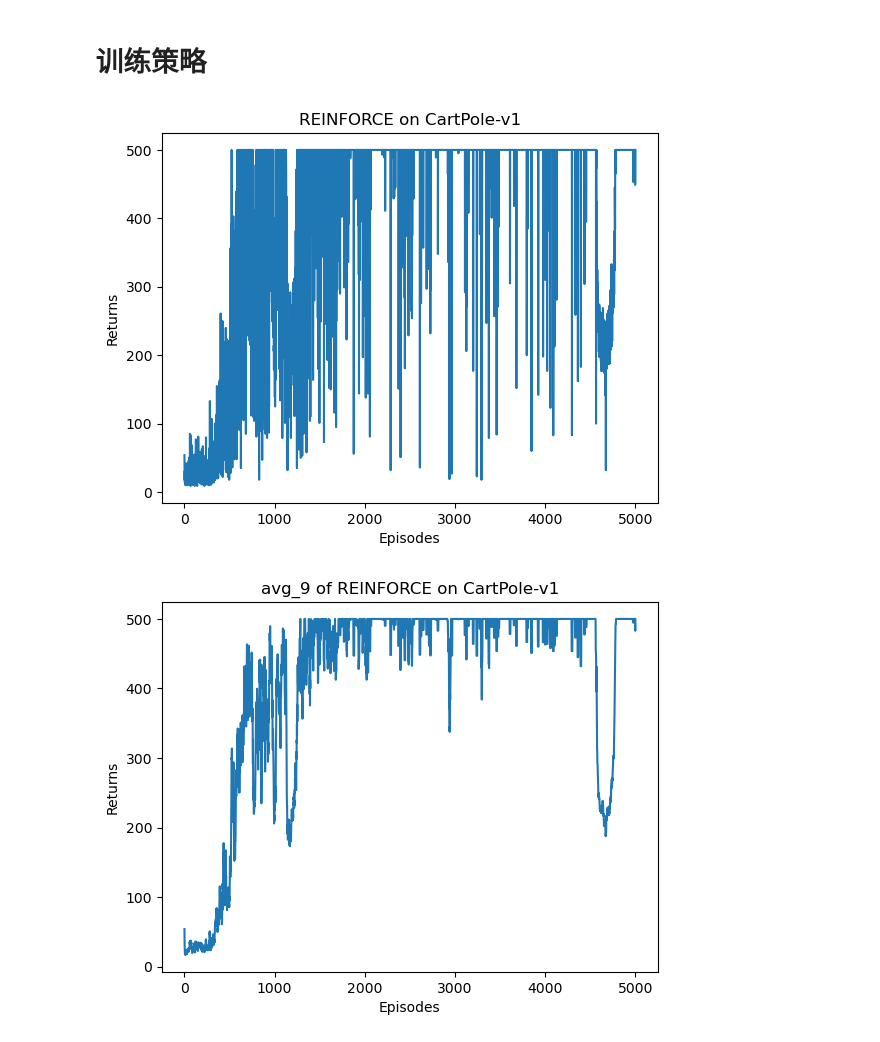
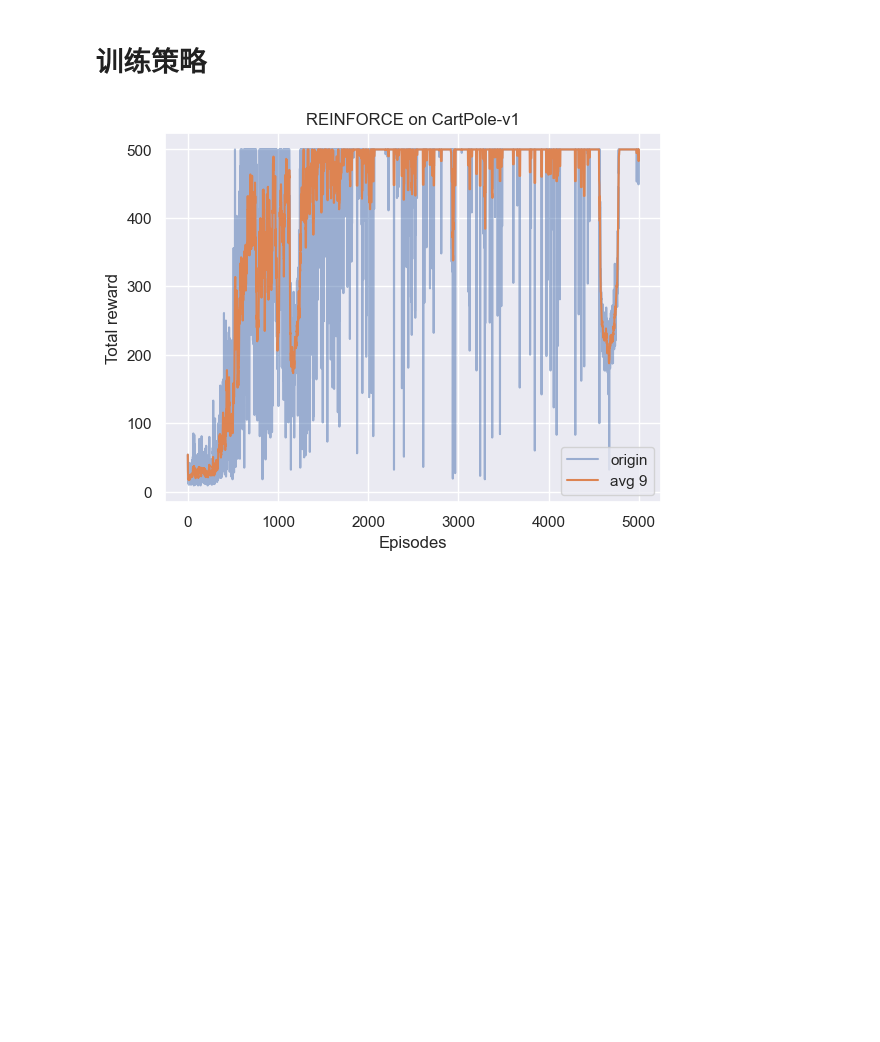
Before and after one commit to Aegis1863/ML_practice, a Jupyter notebook: 强化学习笔记/09_策略梯度.ipynb, the cells around one changed output. Saved outputs shown, nothing was run; the diff lists cells and outputs as text; code cells hidden in the pictures; blank space fills up the shorter version.

```diff
--- a/强化学习笔记/09_策略梯度.ipynb
+++ b/强化学习笔记/09_策略梯度.ipynb
@@ -157,20 +157,7 @@ for epoch in range(s_epoch, total_epoch):
         s_episode = 0
 
 agent.policy_net.load_state_dict(best_weight)  # 应用最佳权重
-# %%
-episodes_list = list(range(len(reward_list)))
-plt.plot(episodes_list, reward_list)
-plt.xlabel('Episodes')
-plt.ylabel('Returns')
-plt.title('REINFORCE on {}'.format(env_name))
-plt.show()
-
-mv_return = rl_utils.moving_average(reward_list, 9)
-plt.plot(episodes_list, mv_return)
-plt.xlabel('Episodes')
-plt.ylabel('Returns')
-plt.title('avg_9 of REINFORCE on {}'.format(env_name))
-plt.show()
-# %% [output]
-[figure, removed]
-[figure, removed]
+# %%
+rl_utils.picture_reward(reward_list, 'REINFORCE', env_name, 9)
+# %% [output]
+[figure, added]
```
Also changed, not shown: parts of 2 cells of this notebook, 4 other files.
